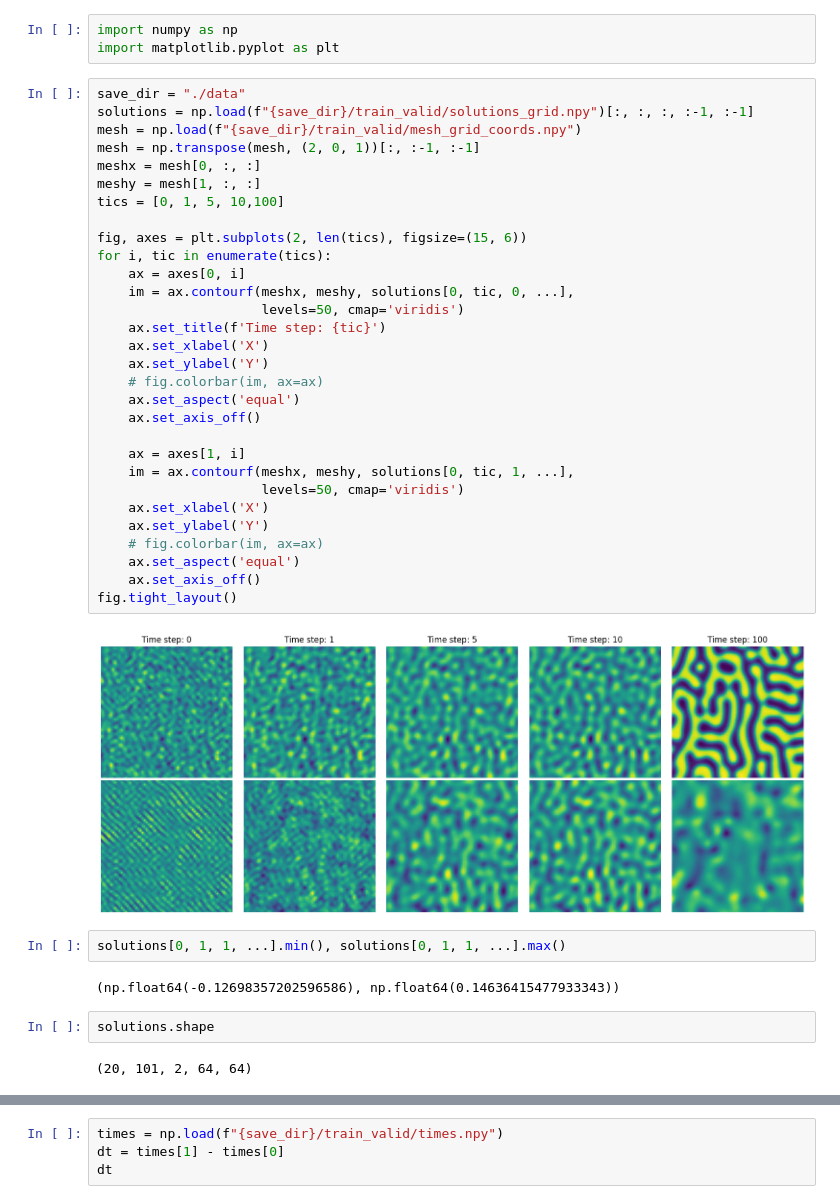
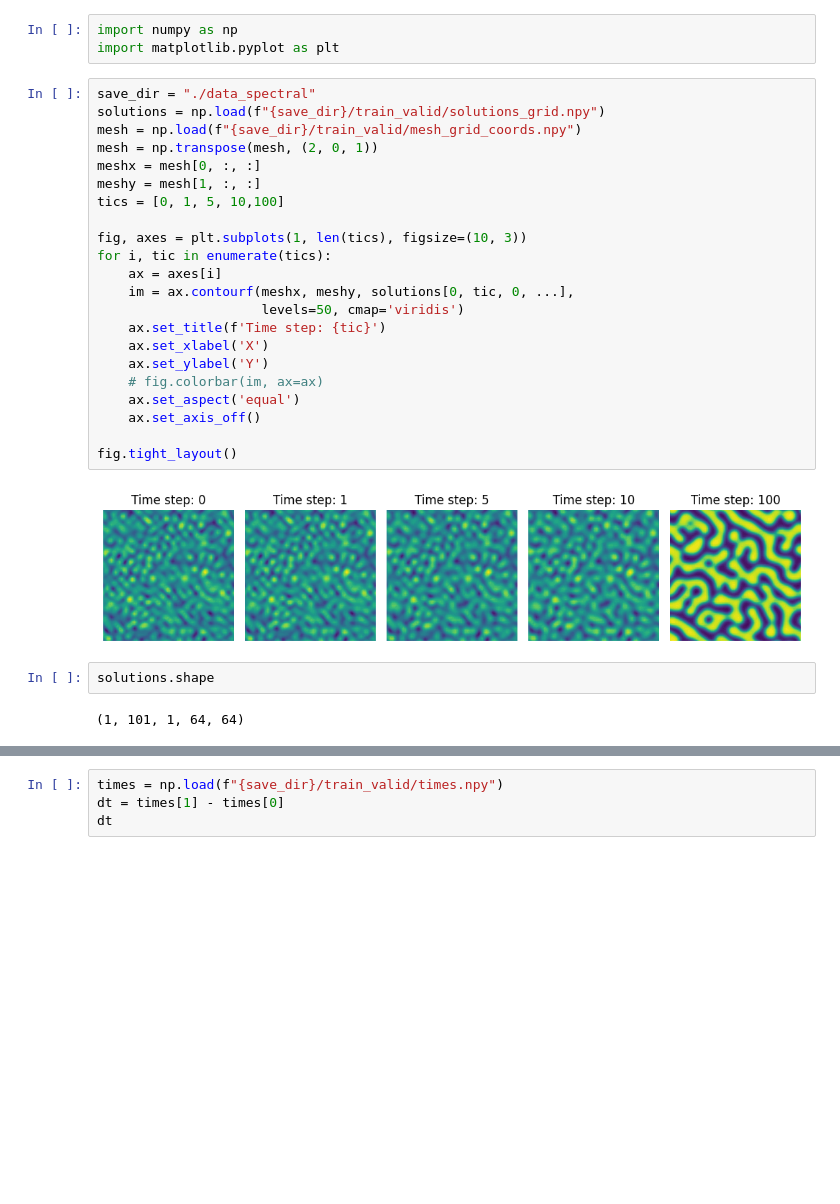
Before and after one commit to NanxiiChen/PF-PINO, a Jupyter notebook: spinodal_decomp/make_dataset.ipynb, the cells around one changed output, grey strips where cells are left out. Saved outputs shown, nothing was run; the diff lists cells and outputs as text; blank space fills up the shorter version.

Commit message:
update spectral solver

```diff
--- a/spinodal_decomp/make_dataset.ipynb
+++ b/spinodal_decomp/make_dataset.ipynb
@@ -2,45 +2,33 @@
 import numpy as np
 import matplotlib.pyplot as plt
 # %%
-save_dir = "./data"
-solutions = np.load(f"{save_dir}/train_valid/solutions_grid.npy")[:, :, :, :-1, :-1]
+save_dir = "./data_spectral"
+solutions = np.load(f"{save_dir}/train_valid/solutions_grid.npy")
 mesh = np.load(f"{save_dir}/train_valid/mesh_grid_coords.npy")
-mesh = np.transpose(mesh, (2, 0, 1))[:, :-1, :-1]
+mesh = np.transpose(mesh, (2, 0, 1))
 meshx = mesh[0, :, :]
 meshy = mesh[1, :, :]
 tics = [0, 1, 5, 10,100]
 
-fig, axes = plt.subplots(2, len(tics), figsize=(15, 6))
+fig, axes = plt.subplots(1, len(tics), figsize=(10, 3))
 for i, tic in enumerate(tics):
-    ax = axes[0, i]
+    ax = axes[i]
     im = ax.contourf(meshx, meshy, solutions[0, tic, 0, ...],
                      levels=50, cmap='viridis')
     ax.set_title(f'Time step: {tic}')
     ax.set_xlabel('X')
     ax.set_ylabel('Y')
     # fig.colorbar(im, ax=ax)
     ax.set_aspect('equal')
     ax.set_axis_off()
 
-    ax = axes[1, i]
-    im = ax.contourf(meshx, meshy, solutions[0, tic, 1, ...],
-                     levels=50, cmap='viridis')
-    ax.set_xlabel('X')
-    ax.set_ylabel('Y')
-    # fig.colorbar(im, ax=ax)
-    ax.set_aspect('equal')
-    ax.set_axis_off()
 fig.tight_layout()
 # %% [output]
-[figure, old version]
+[figure, new version]
-# %%
-solutions[0, 1, 1, ...].min(), solutions[0, 1, 1, ...].max()
-# %% [output]
-(np.float64(-0.12698357202596586), np.float64(0.14636415477933343))
 # %%
 solutions.shape
 # %% [output]
-(20, 101, 2, 64, 64)
+(1, 101, 1, 64, 64)
 # %%
 from configs.train_debug import Configs
 configs = Configs()
```
Also changed, not shown: parts of 9 cells of this notebook, 2 other files.
